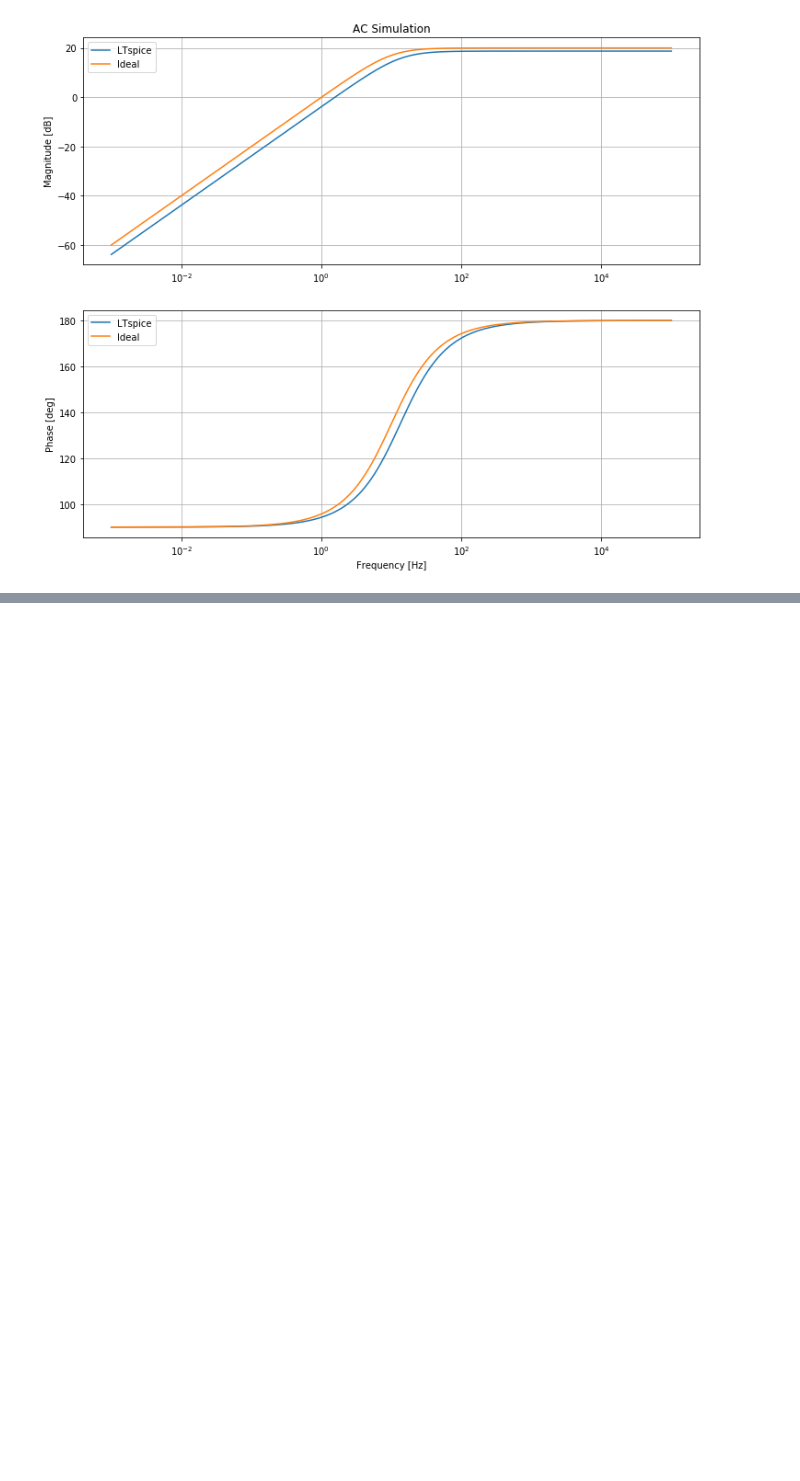
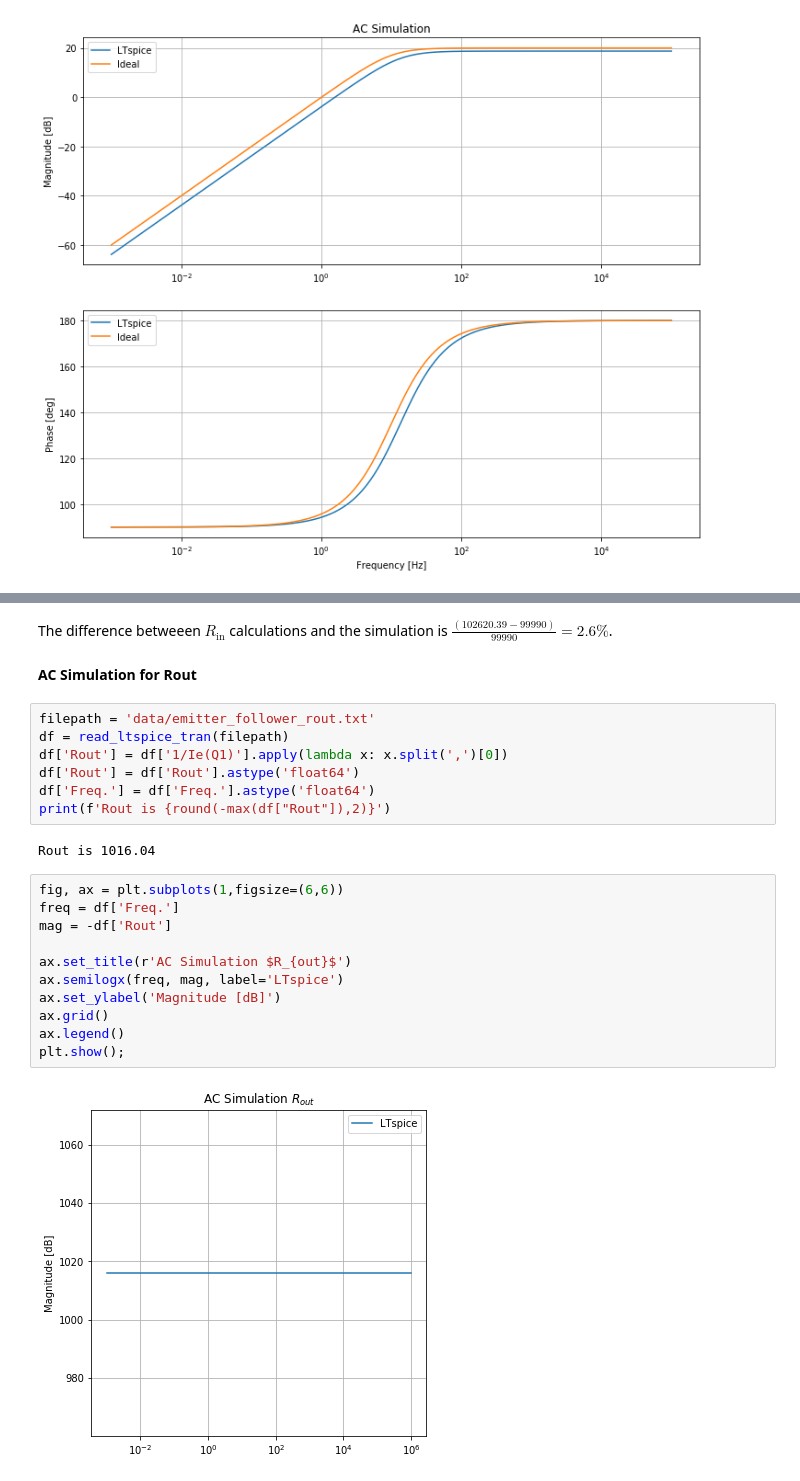
Before and after one commit to kegedy/EE538, a Jupyter notebook: hw/kevin/hw02/HW02.ipynb, the cells around one changed output, grey strips where cells are left out. Cells and saved outputs as stored; diff of their text form; blank space fills up the shorter version.

```diff
--- a/hw/kevin/hw02/HW02.ipynb
+++ b/hw/kevin/hw02/HW02.ipynb
@@ -230,0 +305,26 @@ $\begin{eqnarray}
+# %% [markdown]
+The difference betweeen $R_{\text{in}}$ calculations and the simulation is $\frac{(102620.39 - 99990)}{99990} = 2.6\%$.
+# %% [markdown]
+**AC Simulation for Rout**
+# %%
+filepath = 'data/emitter_follower_rout.txt'
+df = read_ltspice_tran(filepath)
+df['Rout'] = df['1/Ie(Q1)'].apply(lambda x: x.split(',')[0])
+df['Rout'] = df['Rout'].astype('float64')
+df['Freq.'] = df['Freq.'].astype('float64')
+print(f'Rout is {round(-max(df["Rout"]),2)}')
+# %% [output]
+Rout is 1016.04
+# %%
+fig, ax = plt.subplots(1,figsize=(6,6))
+freq = df['Freq.']
+mag = -df['Rout']
+
+ax.set_title(r'AC Simulation $R_{out}$')
+ax.semilogx(freq, mag, label='LTspice')
+ax.set_ylabel('Magnitude [dB]')
+ax.grid()
+ax.legend()
+plt.show();
+# %% [output]
+[figure, added]
```
Also changed, not shown: parts of 21 cells of this notebook, 7 other files.
